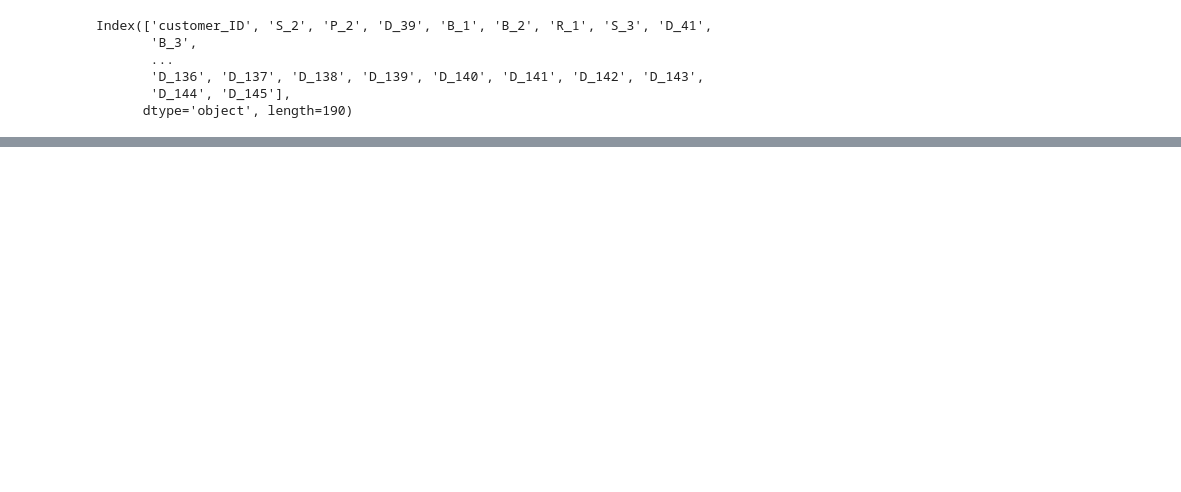
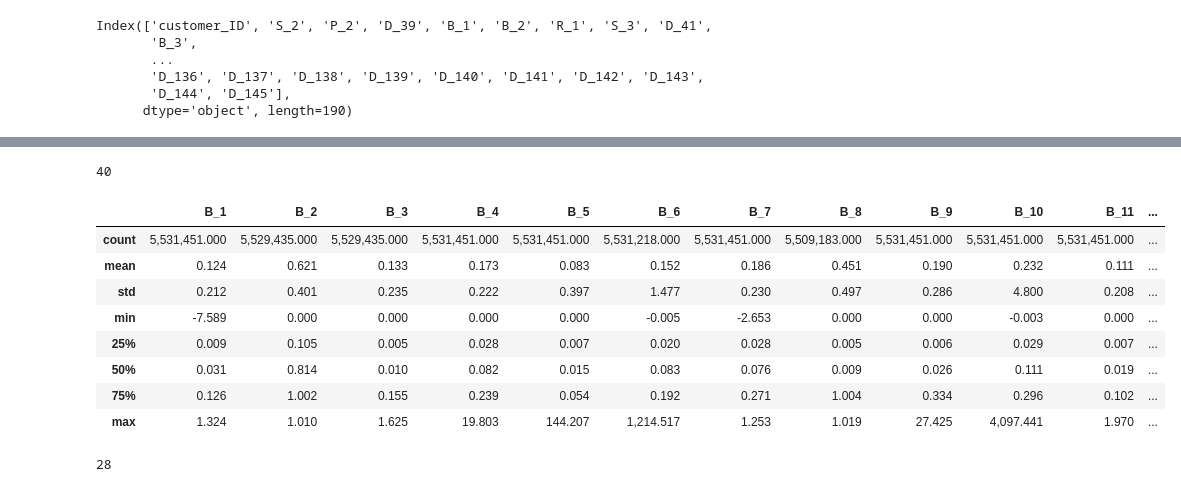
Before and after one commit to m3redithw/american-express-default-prediction, a Jupyter notebook: eda.ipynb, the cells around one changed output, grey strips where cells are left out. Saved outputs shown, nothing was run; the diff lists cells and outputs as text; code cells hidden in the pictures; blank space fills up the shorter version.

```diff
--- a/eda.ipynb
+++ b/eda.ipynb
@@ -23,0 +133,22 @@ Index(['customer_ID', 'S_2', 'P_2', 'D_39', 'B_1', 'B_2', 'R_1', 'S_3', 'D_41',
+# %%
+B_columns = [col for col in df.columns if 'B_' in col]
+len(B_columns)
+# %% [output]
+40
+# %%
+df.filter(like='B_', axis=1).describe()
+# %% [output]
+|  | B_1 | B_2 | B_3 | B_4 | B_5 | B_6 | B_7 | B_8 | B_9 | B_10 | B_11 | ... |
+| count | 5,531,451.000 | 5,529,435.000 | 5,529,435.000 | 5,531,451.000 | 5,531,451.000 | 5,531,218.000 | 5,531,451.000 | 5,509,183.000 | 5,531,451.000 | 5,531,451.000 | 5,531,451.000 | ... |
+| mean | 0.124 | 0.621 | 0.133 | 0.173 | 0.083 | 0.152 | 0.186 | 0.451 | 0.190 | 0.232 | 0.111 | ... |
+| std | 0.212 | 0.401 | 0.235 | 0.222 | 0.397 | 1.477 | 0.230 | 0.497 | 0.286 | 4.800 | 0.208 | ... |
+| min | -7.589 | 0.000 | 0.000 | 0.000 | 0.000 | -0.005 | -2.653 | 0.000 | 0.000 | -0.003 | 0.000 | ... |
+| 25% | 0.009 | 0.105 | 0.005 | 0.028 | 0.007 | 0.020 | 0.028 | 0.005 | 0.006 | 0.029 | 0.007 | ... |
+| 50% | 0.031 | 0.814 | 0.010 | 0.082 | 0.015 | 0.083 | 0.076 | 0.009 | 0.026 | 0.111 | 0.019 | ... |
+| 75% | 0.126 | 1.002 | 0.155 | 0.239 | 0.054 | 0.192 | 0.271 | 1.004 | 0.334 | 0.296 | 0.102 | ... |
+| max | 1.324 | 1.010 | 1.625 | 19.803 | 144.207 | 1,214.517 | 1.253 | 1.019 | 27.425 | 4,097.441 | 1.970 | ... |
+# %%
+R_columns = [col for col in df.columns if 'R_' in col]
+len(R_columns)
+# %% [output]
+28
```
Also changed, not shown: parts of 22 cells of this notebook.
